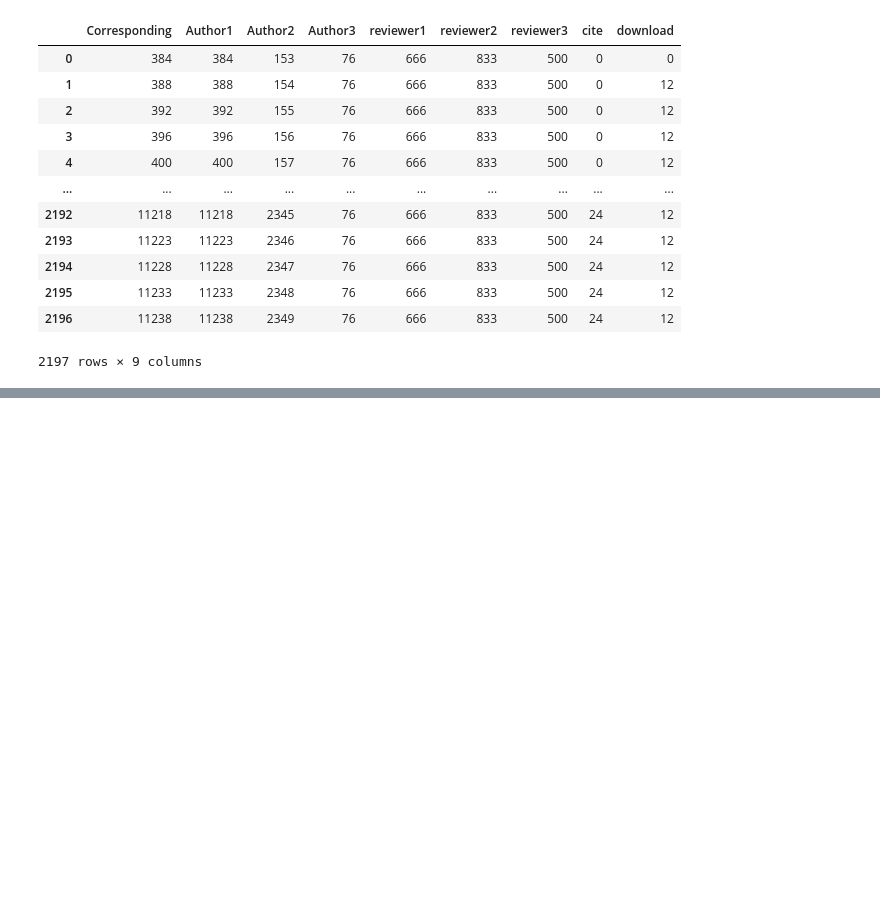
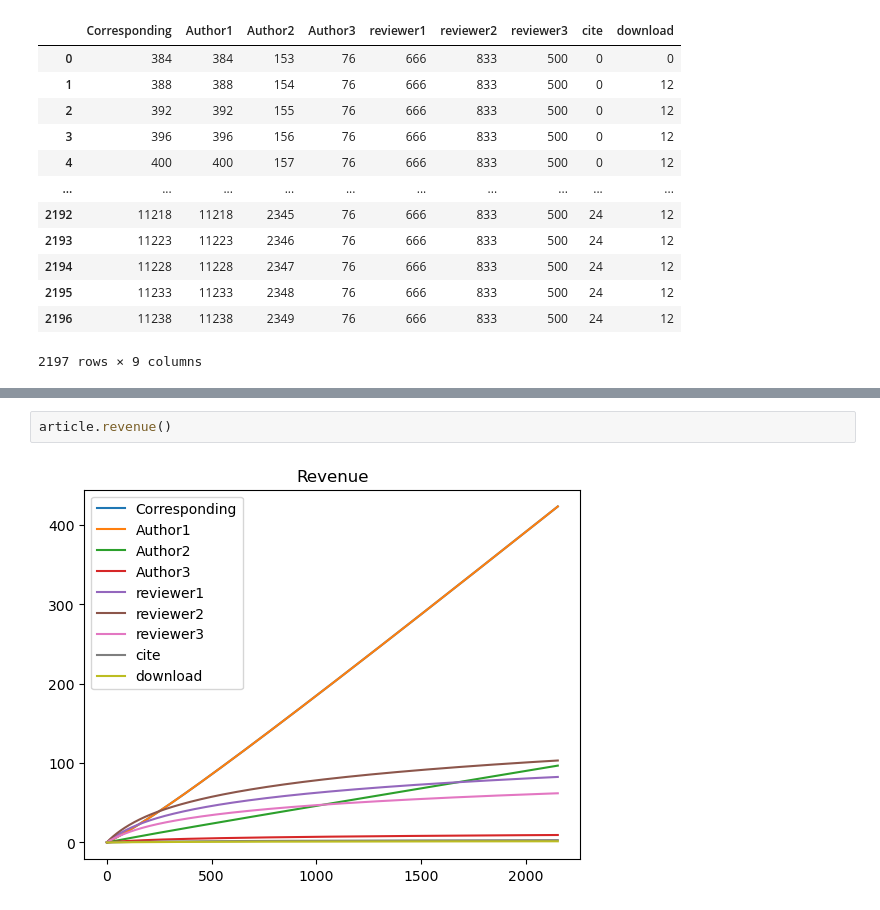
Before and after one commit to thales-casia/journal-dao, a Jupyter notebook: src/dao.ipynb, the cells around one changed output, grey strips where cells are left out. Cells and saved outputs as stored; diff of their text form; blank space fills up the shorter version.

```diff
--- a/src/dao.ipynb
+++ b/src/dao.ipynb
@@ -220 +232,5 @@ article.finance()
 2156 rows × 9 columns
+# %%
+article.revenue()
+# %% [output]
+[figure, added]
```
Also changed, not shown: parts of 6 cells of this notebook, 2 other files.
